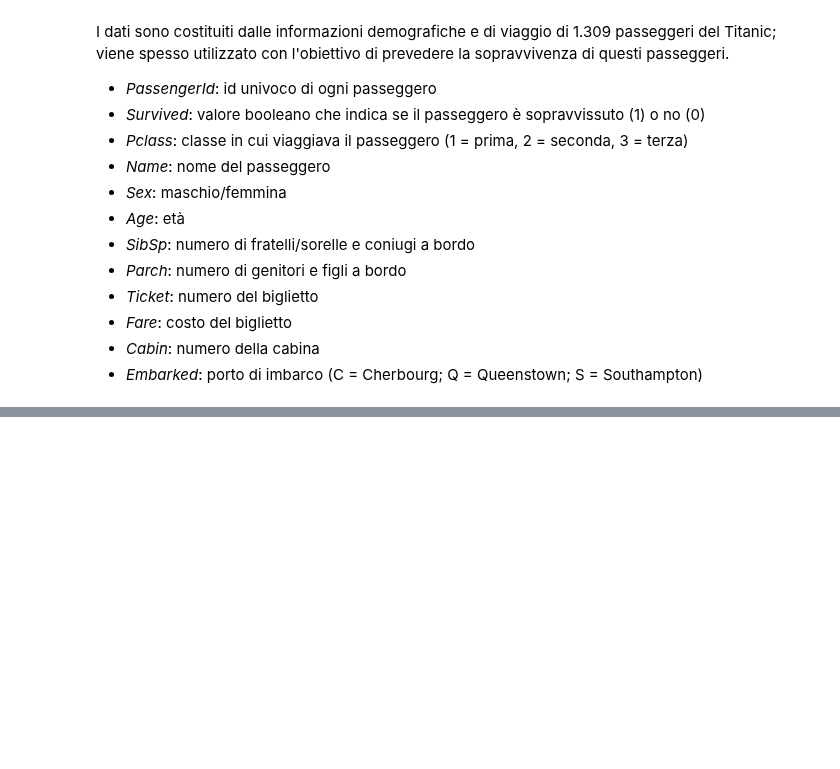
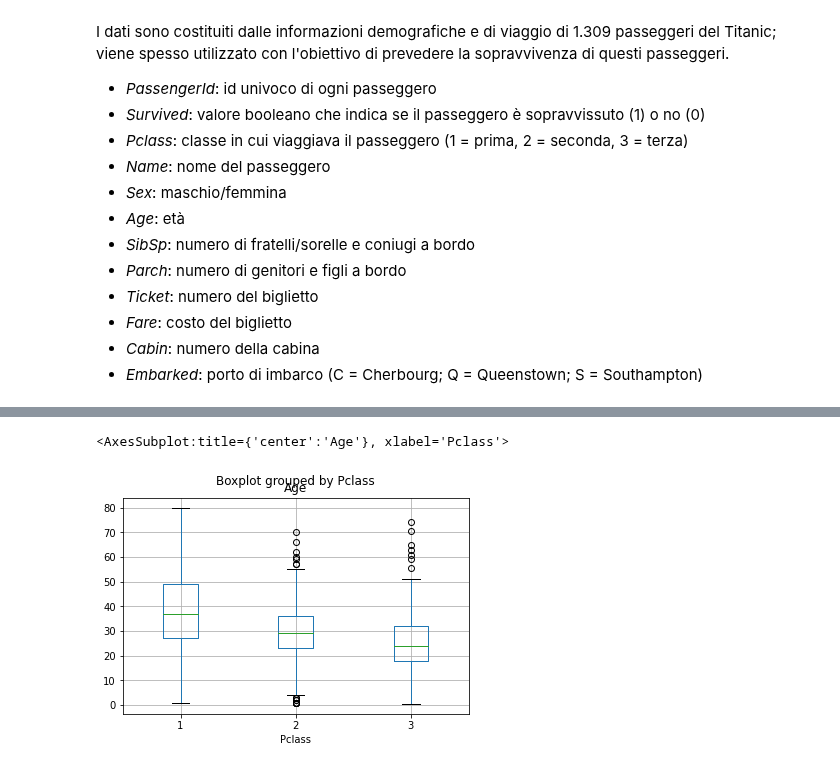
Before and after one commit to sergiopicascia/stat4bigdata, a Jupyter notebook: lezione-08/08-1-pandas.ipynb, the cells around one changed output, grey strips where cells are left out. Cells and saved outputs as stored; diff of their text form; code cells hidden in the pictures; blank space fills up the shorter version.

```diff
--- a/lezione-08/08-1-pandas.ipynb
+++ b/lezione-08/08-1-pandas.ipynb
@@ -23,3 +124,5 @@ I dati sono costituiti dalle informazioni demografiche e di viaggio di 1.309 pas
 - *Fare*: costo del biglietto
 - *Cabin*: numero della cabina
 - *Embarked*: porto di imbarco (C = Cherbourg; Q = Queenstown; S = Southampton)
+# %%
+data = pd.read_csv('./data/titanic.csv')
@@ -25,0 +175,2 @@ I dati sono costituiti dalle informazioni demografiche e di viaggio di 1.309 pas
+# %%
+data['Survived'] = data['Survived'].astype('object')
@@ -25,0 +181,2 @@ I dati sono costituiti dalle informazioni demografiche e di viaggio di 1.309 pas
+# %%
+data = data.astype({'PassengerId': 'object', 'Pclass': 'object'})
@@ -25,0 +465,5 @@ I dati sono costituiti dalle informazioni demografiche e di viaggio di 1.309 pas
+# %%
+data.boxplot(column='Age', by='Pclass')
+# %% [output]
+<AxesSubplot:title={'center':'Age'}, xlabel='Pclass'>
+[figure, added]
```
Also changed, not shown: parts of 48 cells of this notebook, 1 other file.
